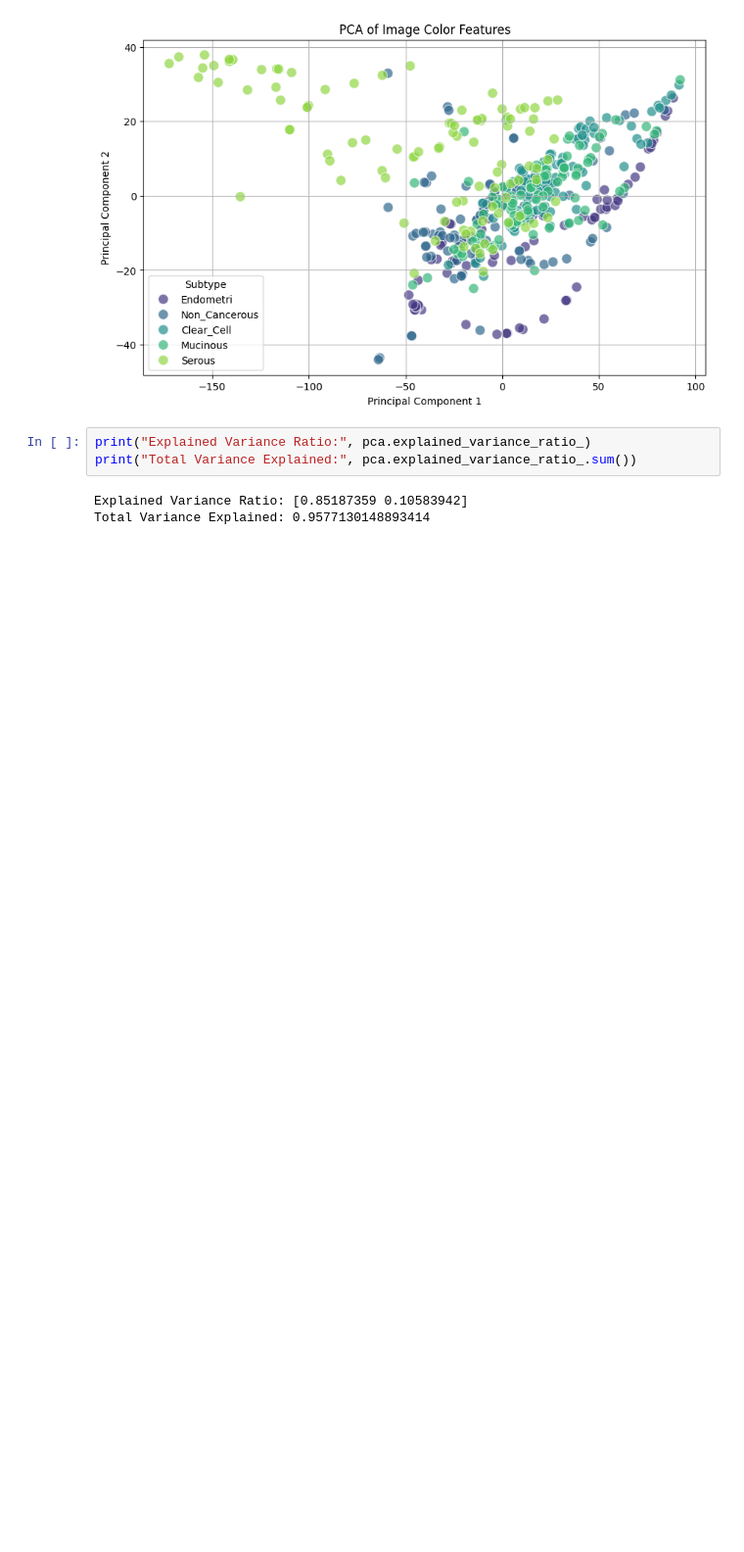
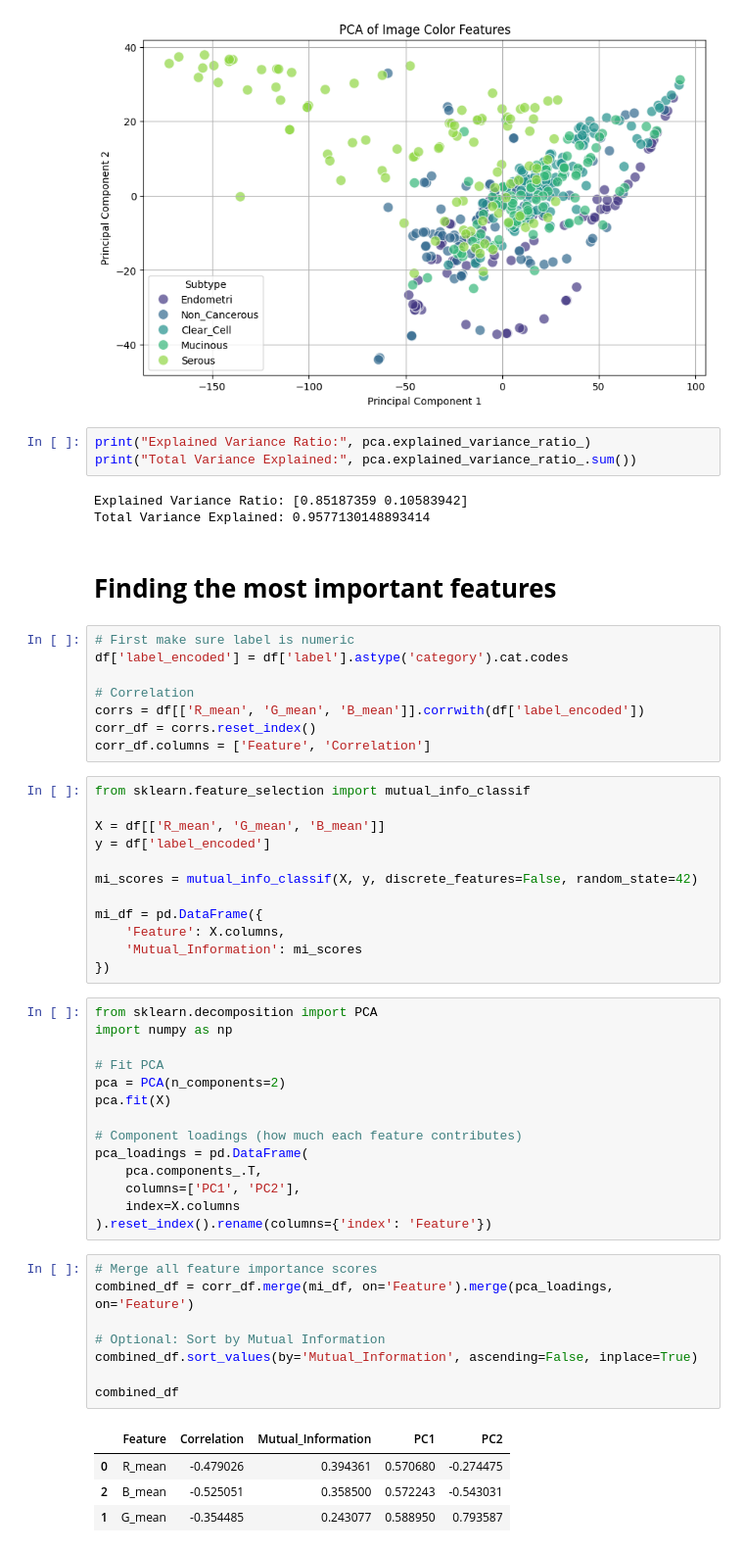
Before and after one commit to samiha-mahin/Ovarian-cancer, a Jupyter notebook: data_preProcess.ipynb, the cells around one changed output. Shown: that part at 98% size. Saved outputs shown, nothing was run; the diff lists cells and outputs as text; blank space fills up the shorter version.

```diff
--- a/data_preProcess.ipynb
+++ b/data_preProcess.ipynb
@@ -203,3 +203,52 @@ print("Total Variance Explained:", pca.explained_variance_ratio_.sum())
 # %% [output]
 Explained Variance Ratio: [0.85187359 0.10583942]
 Total Variance Explained: 0.9577130148893414
+# %% [markdown]
+# **Finding the most important features**
+# %%
+# First make sure label is numeric
+df['label_encoded'] = df['label'].astype('category').cat.codes
+
+# Correlation
+corrs = df[['R_mean', 'G_mean', 'B_mean']].corrwith(df['label_encoded'])
+corr_df = corrs.reset_index()
+corr_df.columns = ['Feature', 'Correlation']
+# %%
+from sklearn.feature_selection import mutual_info_classif
+
+X = df[['R_mean', 'G_mean', 'B_mean']]
+y = df['label_encoded']
+
+mi_scores = mutual_info_classif(X, y, discrete_features=False, random_state=42)
+
+mi_df = pd.DataFrame({
+    'Feature': X.columns,
+    'Mutual_Information': mi_scores
+})
+# %%
+from sklearn.decomposition import PCA
+import numpy as np
+
+# Fit PCA
+pca = PCA(n_components=2)
+pca.fit(X)
+
+# Component loadings (how much each feature contributes)
+pca_loadings = pd.DataFrame(
+    pca.components_.T,
+    columns=['PC1', 'PC2'],
+    index=X.columns
+).reset_index().rename(columns={'index': 'Feature'})
+# %%
+# Merge all feature importance scores
+combined_df = corr_df.merge(mi_df, on='Feature').merge(pca_loadings, on='Feature')
+
+# Optional: Sort by Mutual Information
+combined_df.sort_values(by='Mutual_Information', ascending=False, inplace=True)
+
+combined_df
+# %% [output]
+|  | Feature | Correlation | Mutual_Information | PC1 | PC2 |
+| 0 | R_mean | -0.479026 | 0.394361 | 0.570680 | -0.274475 |
+| 2 | B_mean | -0.525051 | 0.358500 | 0.572243 | -0.543031 |
+| 1 | G_mean | -0.354485 | 0.243077 | 0.588950 | 0.793587 |
```
